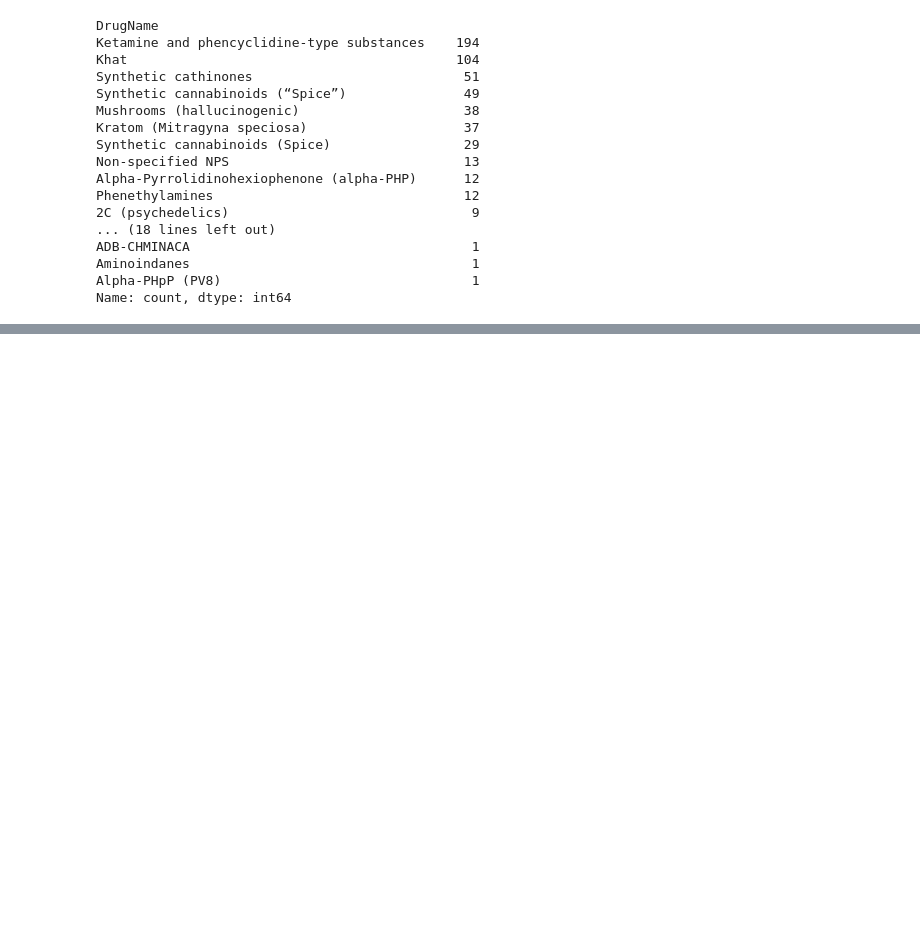
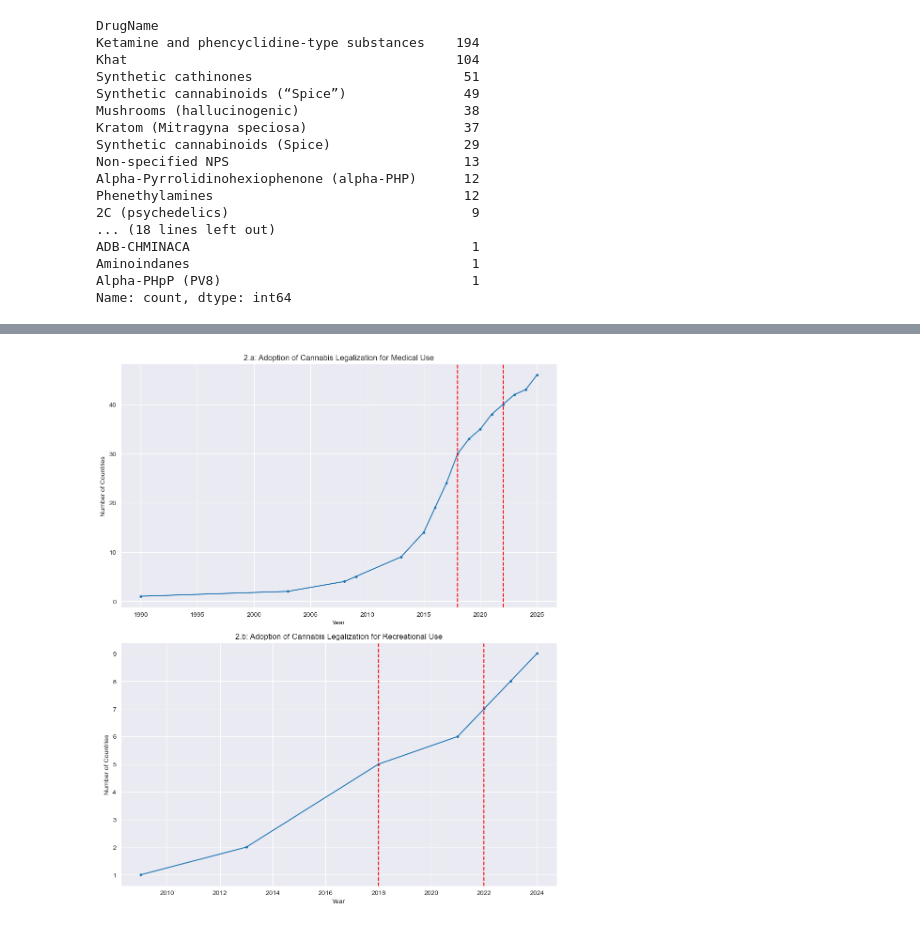
Before and after one commit to ArieStoli/ds-lab-2025, a Jupyter notebook: data_preprocessing.ipynb, the cells around one changed output, grey strips where cells are left out. Saved outputs shown, nothing was run; the diff lists cells and outputs as text; code cells hidden in the pictures; blank space fills up the shorter version.

```diff
--- a/data_preprocessing.ipynb
+++ b/data_preprocessing.ipynb
@@ -230,0 +468,33 @@ _Kilograms_ indicates the total amount of drugs (of some type) that has been sei
+# %%
+# Filter for medical use legalization and count cumulative sum
+med_adoption = legalization_df_sorted[legalization_df_sorted['legal_category'] == 'MED'].groupby('medical_year').size().sort_index().cumsum()
+
+# Filter for recreational use legalization and count cumulative sum
+rec_adoption = legalization_df_sorted[legalization_df_sorted['legal_category'] == 'LGL'].groupby('recreational_year').size().sort_index().cumsum()
+
+# Create subplots
+fig, (ax1, ax2) = plt.subplots(2, 1, figsize=(10, 12))
+
+# Subplot 2.a: Medical Use Legalization
+ax1.plot(med_adoption.index, med_adoption.values, marker='o', linestyle='-', markersize=3)
+ax1.axvline(x=2018, color='r', linestyle='--')
+ax1.axvline(x=2022, color='r', linestyle='--')
+ax1.set_xlabel('Year')
+ax1.set_ylabel('Number of Countries')
+ax1.set_title('2.a: Adoption of Cannabis Legalization for Medical Use')
+ax1.grid(True)
+
+# Subplot 2.b: Recreational Use Legalization
+ax2.plot(rec_adoption.index, rec_adoption.values, marker='o', linestyle='-', markersize=3)
+ax2.axvline(x=2018, color='r', linestyle='--')
+ax2.axvline(x=2022, color='r', linestyle='--')
+ax2.set_xlabel('Year')
+ax2.set_ylabel('Number of Countries')
+ax2.set_title('2.b: Adoption of Cannabis Legalization for Recreational Use')
+ax2.grid(True)
+
+# Adjust layout to prevent overlapping
+plt.tight_layout()
+plt.show()
+# %% [output]
+[figure, added]
```
Also changed, not shown: parts of 32 cells of this notebook, 2 other files.
